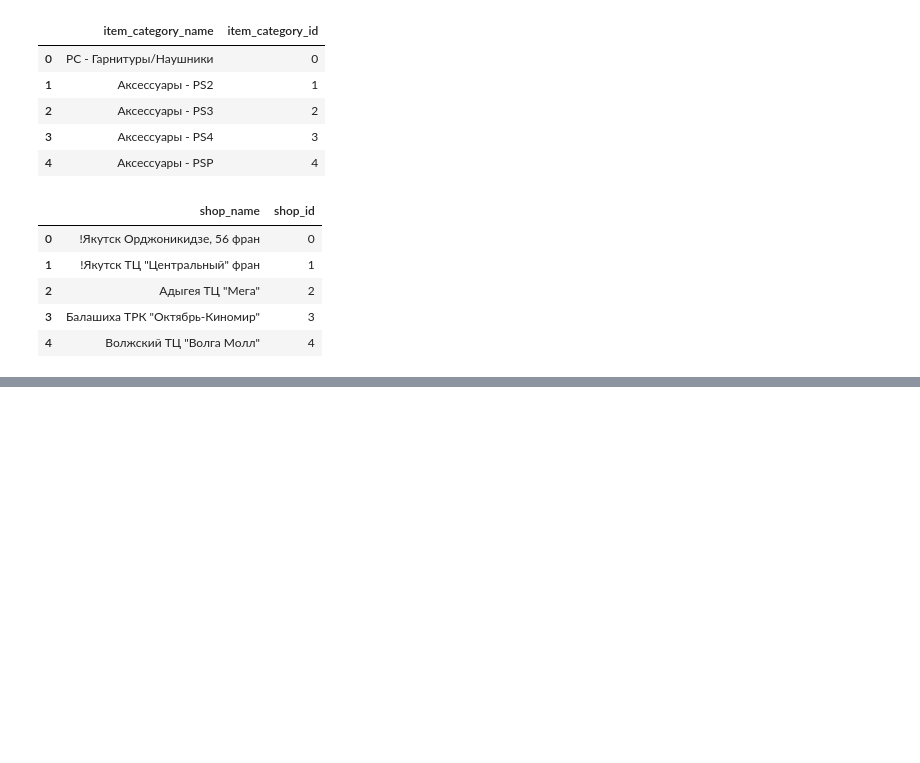
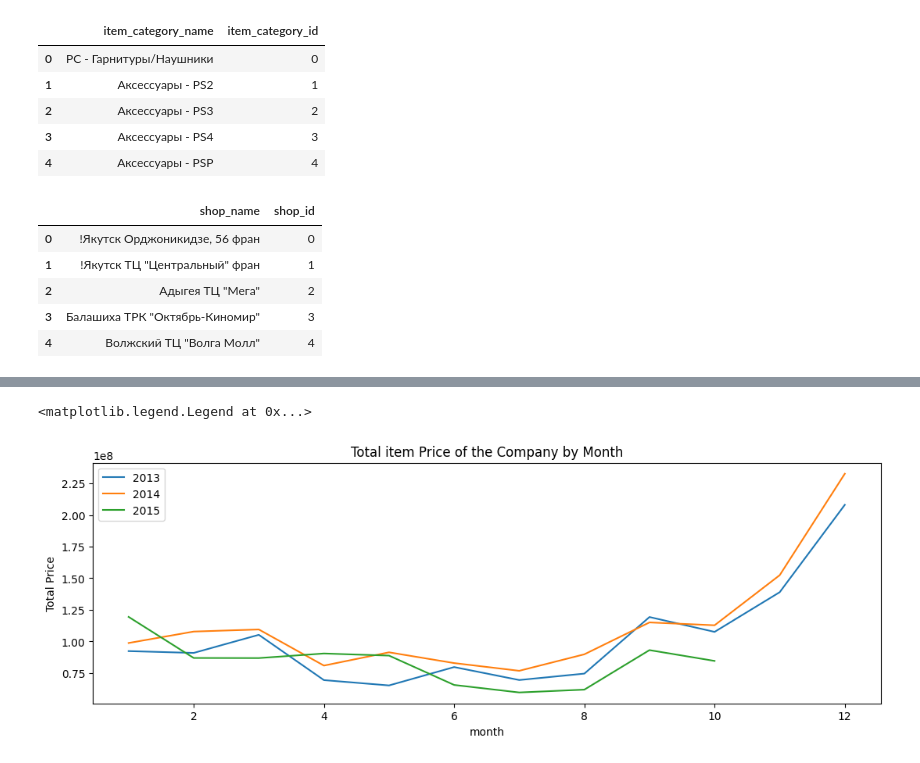
Before and after one commit to sajiaakhter/mec-mini-projects, a Jupyter notebook: FutureSalesPrediction.ipynb, the cells around one changed output, grey strips where cells are left out. Drawn from its saved outputs; the diff is of its cells as text; code cells hidden in the pictures; blank space fills up the shorter version.

```diff
--- a/FutureSalesPrediction.ipynb
+++ b/FutureSalesPrediction.ipynb
@@ -81,0 +149,16 @@ shops.head()
+# %%
+sum_item_pr_year2013 = item_count_year2013.groupby(["month"])["Total_Price"].sum()
+sum_item_pr_year2014 = item_count_year2014.groupby(["month"])["Total_Price"].sum()
+sum_item_pr_year2015 = item_count_year2015.groupby(["month"])["Total_Price"].sum()
+
+fig, ax = plt.subplots(figsize=(13,4))
+plt.title('Total item Price of the Company by Month')
+plt.xlabel('Month')
+plt.ylabel('Total Price')
+sum_item_pr_year2013.plot(ax=ax,label=2013)
+sum_item_pr_year2014.plot(ax=ax,label=2014)
+sum_item_pr_year2015.plot(ax=ax,label=2015)
+plt.legend()
+# %% [output]
+<matplotlib.legend.Legend at 0x...>
+[figure, added]
```
Also changed, not shown: parts of 43 cells of this notebook.
